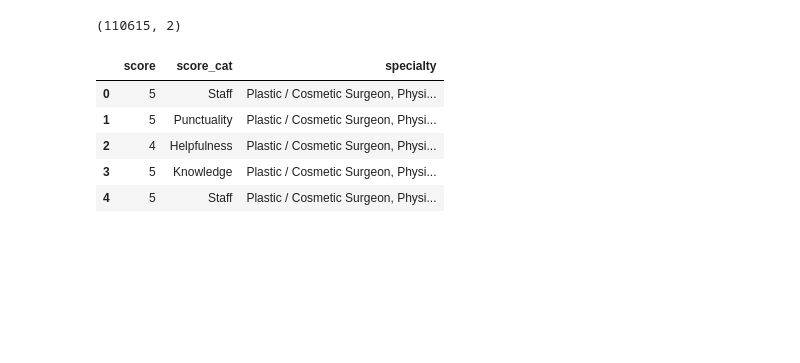
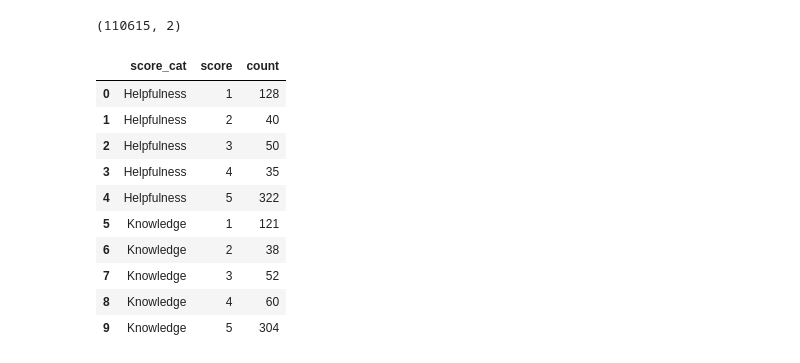
Before and after one commit to gwenkf/NYCDSA_scrapyproj, a Jupyter notebook: cleaningDocData.ipynb, the cells around one changed output. Saved outputs shown, nothing was run; the diff lists cells and outputs as text; code cells hidden in the pictures; blank space fills up the shorter version.

```diff
--- a/cleaningDocData.ipynb
+++ b/cleaningDocData.ipynb
@@ -376,18 +376,26 @@ rating_spec = pd.concat([pd.Series(row['specialty'], row['cat_ratings'].split(',
 # %%
 rating_spec = rating_spec.loc[rating_spec.score_cat != " "]
 scores = ["1","2","3","4","5"]
 cat = ["Staff", "Punctuality", "Helpfulness", "Knowledge"]
 nums = rating_spec.loc[rating_spec.score_cat.isin(scores)].reset_index()[['score_cat',
                                                                           'specialty']].rename(columns={'score_cat':'score',
                                                                                                        'specialty':'specialty1'})
 cats = rating_spec.loc[rating_spec.score_cat.isin(cat)].reset_index()[['score_cat', 'specialty']]
 clean_ratings = pd.concat([nums, cats], axis=1)
 clean_ratings = clean_ratings[['score','score_cat','specialty']]
-clean_ratings.head()
+clean_ratings = clean_ratings.dropna()
+internists_ratings = clean_ratings.loc[clean_ratings.specialty == "Internist / Geriatrician"]
+internists_ratings = pd.DataFrame(internists_ratings.groupby(['score_cat','score']).size()).reset_index().rename(columns={0:'count'})
+internists_ratings.head(10)
 # %% [output]
-|  | score | score_cat | specialty |
-| 0 | 5 | Staff | Plastic / Cosmetic Surgeon, Physi... |
-| 1 | 5 | Punctuality | Plastic / Cosmetic Surgeon, Physi... |
-| 2 | 4 | Helpfulness | Plastic / Cosmetic Surgeon, Physi... |
-| 3 | 5 | Knowledge | Plastic / Cosmetic Surgeon, Physi... |
-| 4 | 5 | Staff | Plastic / Cosmetic Surgeon, Physi... |
+|  | score_cat | score | count |
+| 0 | Helpfulness | 1 | 128 |
+| 1 | Helpfulness | 2 | 40 |
+| 2 | Helpfulness | 3 | 50 |
+| 3 | Helpfulness | 4 | 35 |
+| 4 | Helpfulness | 5 | 322 |
+| 5 | Knowledge | 1 | 121 |
+| 6 | Knowledge | 2 | 38 |
+| 7 | Knowledge | 3 | 52 |
+| 8 | Knowledge | 4 | 60 |
+| 9 | Knowledge | 5 | 304 |
```
Also changed, not shown: parts of 9 cells of this notebook.
